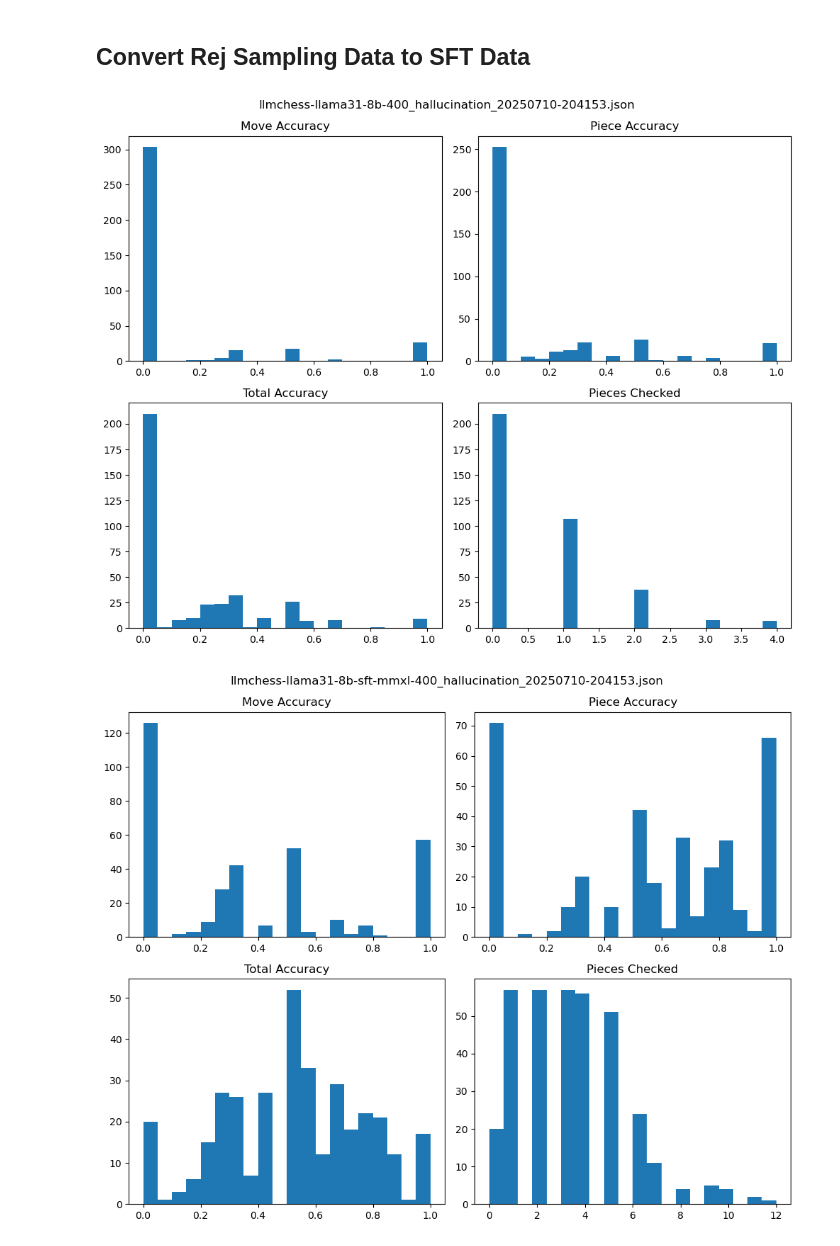
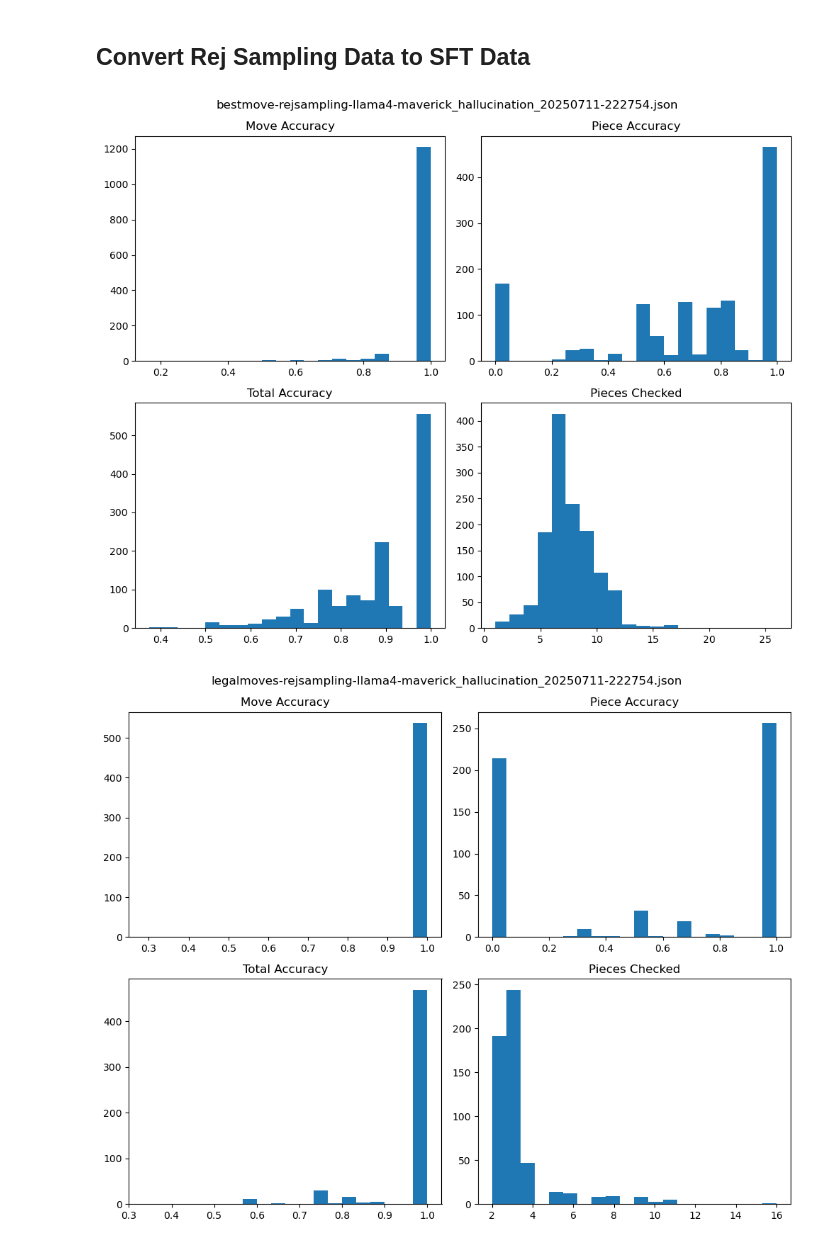
Before and after one commit to lucasdino/llm_chess, a Jupyter notebook: llm_chess/data/raw/analyze_hallucinations.ipynb, the cells around one changed output. Saved outputs shown, nothing was run; the diff lists cells and outputs as text; code cells hidden in the pictures.

```diff
--- a/llm_chess/data/raw/analyze_hallucinations.ipynb
+++ b/llm_chess/data/raw/analyze_hallucinations.ipynb
@@ -8,7 +8,8 @@ import matplotlib.pyplot as plt
 # %%
 # ------------ config -------------------------------------------------
 parent_dir = Path("model_outputs")
-hallucinations_dir = parent_dir / "llmchess-llama4-maverick-hallucinations"
+# hallucinations_dir = parent_dir / "llmchess-llama4-maverick-hallucinations"
+hallucinations_dir = parent_dir / "llmchess-llama4-maverick-hallucinations-l4mav-7_11_25"
 
 # ------------ helpers ------------------------------------------------
 def safe_div(num: int | float, den: int | float) -> float:
@@ -23,32 +24,32 @@ for jf in hallucinations_dir.glob("*.json"):
     move_acc, piece_acc, total_acc, pieces_checked = [], [], [], []
 
     for rec in records:
         pr = rec["parsed_response"]
         mc, mchk = pr["Count: Moves Correct"], pr["Count: Moves Checked"]
         pc, pchk = pr["Count: Pieces Correct"], pr["Count: Pieces Checked"]
 
         move_acc.append(safe_div(mc, mchk))
         piece_acc.append(safe_div(pc, pchk))
         total_acc.append(safe_div(mc + pc, mchk + pchk))
         pieces_checked.append(mc + pc)   # “sum num of the two top ones”
 
     # -------- plot 4× histograms per JSON file -----------------------
     fig, axes = plt.subplots(2, 2, figsize=(10, 8))
     axes = axes.ravel()
     metrics = [
         ("Move Accuracy", move_acc),
         ("Piece Accuracy", piece_acc),
         ("Total Accuracy", total_acc),
         ("Pieces Checked", pieces_checked),
     ]
 
     for ax, (title, values) in zip(axes, metrics):
         ax.hist(values, bins=20)
         ax.set_title(title)
 
     fig.suptitle(jf.name)
     fig.tight_layout()
     plt.show()
 # %% [output]
-[figure, old version]
+[figure, new version]
-[figure, old version]
+[figure, new version]
```
Also changed, not shown: parts of 1 cell of this notebook, 2 other files.
